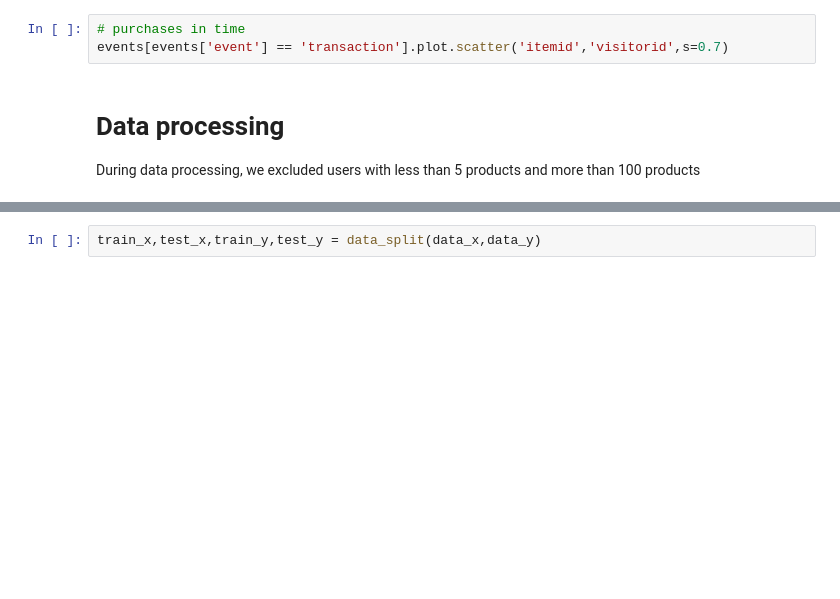
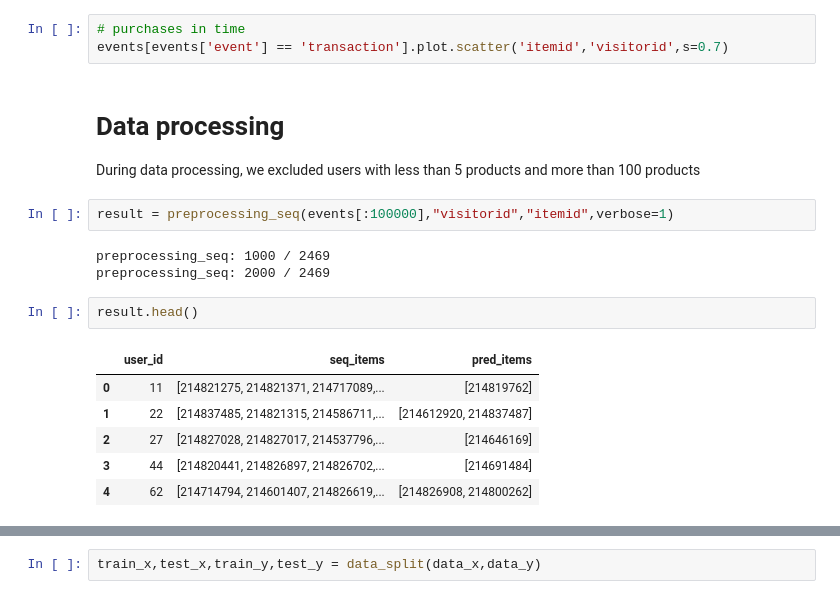
Before and after one commit to LubomirKoprla/fiit_project_neural_networks, a Jupyter notebook: notebooks/analysis-yoochoose.ipynb, the cells around one changed output, grey strips where cells are left out. Saved outputs shown, nothing was run; the diff lists cells and outputs as text; blank space fills up the shorter version.

Commit message:
Update preprocessing for yoochoose

```diff
--- a/notebooks/analysis-yoochoose.ipynb
+++ b/notebooks/analysis-yoochoose.ipynb
@@ -296,3 +296,17 @@ events[events['event'] == 'transaction'].plot.scatter('itemid','visitorid',s=0.7
 # Data processing
 
 During data processing, we excluded users with less than 5 products and more than 100 products
+# %%
+result = preprocessing_seq(events[:100000],"visitorid","itemid",verbose=1)
+# %% [output]
+preprocessing_seq: 1000 / 2469
+preprocessing_seq: 2000 / 2469
+# %%
+result.head()
+# %% [output]
+|  | user_id | seq_items | pred_items |
+| 0 | 11 | [214821275, 214821371, 214717089,... | [214819762] |
+| 1 | 22 | [214837485, 214821315, 214586711,... | [214612920, 214837487] |
+| 2 | 27 | [214827028, 214827017, 214537796,... | [214646169] |
+| 3 | 44 | [214820441, 214826897, 214826702,... | [214691484] |
+| 4 | 62 | [214714794, 214601407, 214826619,... | [214826908, 214800262] |
```
Also changed, not shown: parts of 43 cells of this notebook, 4 other files.
